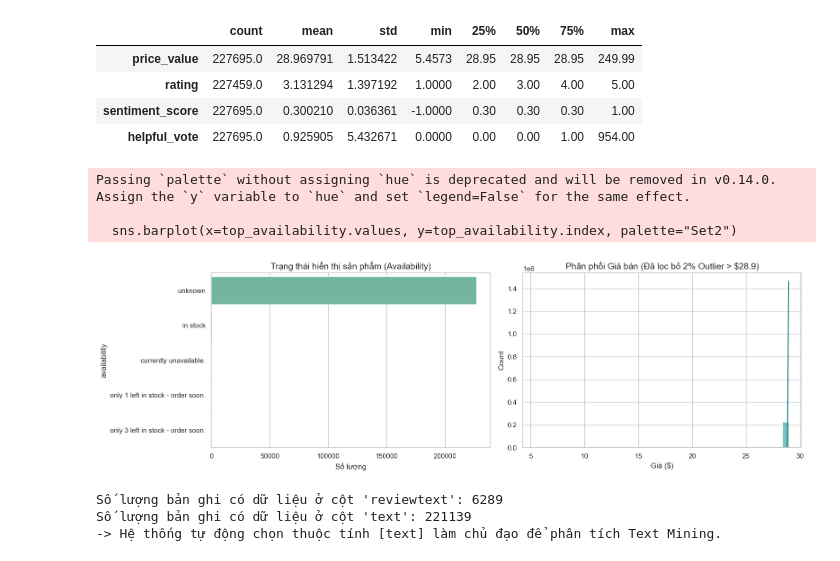
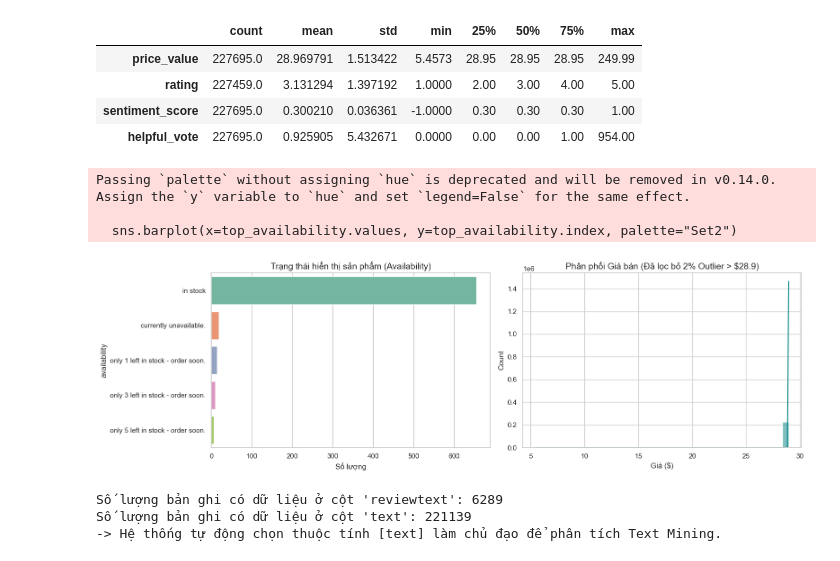
Before and after one commit to NguynnThah/CTD2026_DT049, a Jupyter notebook: notebooks/02_EDA.ipynb, the cells around one changed output. Saved outputs shown, nothing was run; the diff lists cells and outputs as text; code cells hidden in the pictures.

```diff
--- a/notebooks/02_EDA.ipynb
+++ b/notebooks/02_EDA.ipynb
@@ -105,35 +105,42 @@ display(df[available_num].describe().T)
 plt.figure(figsize=(16, 5))
 
 # Đồ thị 4.1: Tình trạng hàng hóa (Availability)
 plt.subplot(1, 2, 1)
 if "availability" in df.columns:
     # Lấy top 5 trạng thái phổ biến nhất để tránh rối mắt
-    top_availability = df["availability"].value_counts().head(5)
+    top_availability = (
+        df.loc[
+            ~df["availability"].astype(str).str.strip().str.lower().isin(["unknown", "nan", ""]),
+            "availability",
+        ]
+        .value_counts()
+        .head(5)
+    )
     sns.barplot(x=top_availability.values, y=top_availability.index, palette="Set2")
     plt.title("Trạng thái hiển thị sản phẩm (Availability)")
     plt.xlabel("Số lượng")
 else:
     plt.text(0.5, 0.5, "Không tìm thấy cột availability", ha="center")
 
 # Đồ thị 4.2: Phân phối giá thực tế (Lọc Outliers bằng phân vị 98%)
 plt.subplot(1, 2, 2)
 if "price_value" in df.columns and df["price_value"].notna().sum() > 0:
     price_limit = df["price_value"].quantile(0.98)
     filtered_price = df[df["price_value"] <= price_limit]["price_value"]
 
     sns.histplot(filtered_price, kde=True, color="teal", bins=40)
     plt.title(f"Phân phối Giá bán (Đã lọc bỏ 2% Outlier > ${price_limit:.1f})")
     plt.xlabel("Giá ($)")
 else:
     plt.text(0.5, 0.5, "Không có dữ liệu price_value", ha="center")
 
 plt.tight_layout()
 plt.show()
 # %% [output]
 Passing `palette` without assigning `hue` is deprecated and will be removed in v0.14.0. Assign the `y` variable to `hue` and set `legend=False` for the same effect.
 
   sns.barplot(x=top_availability.values, y=top_availability.index, palette="Set2")
-[figure, old version]
+[figure, new version]
 # %%
 # 5. REVIEW ANALYSIS
 
```
Also changed, not shown: parts of 1 cell of this notebook.
